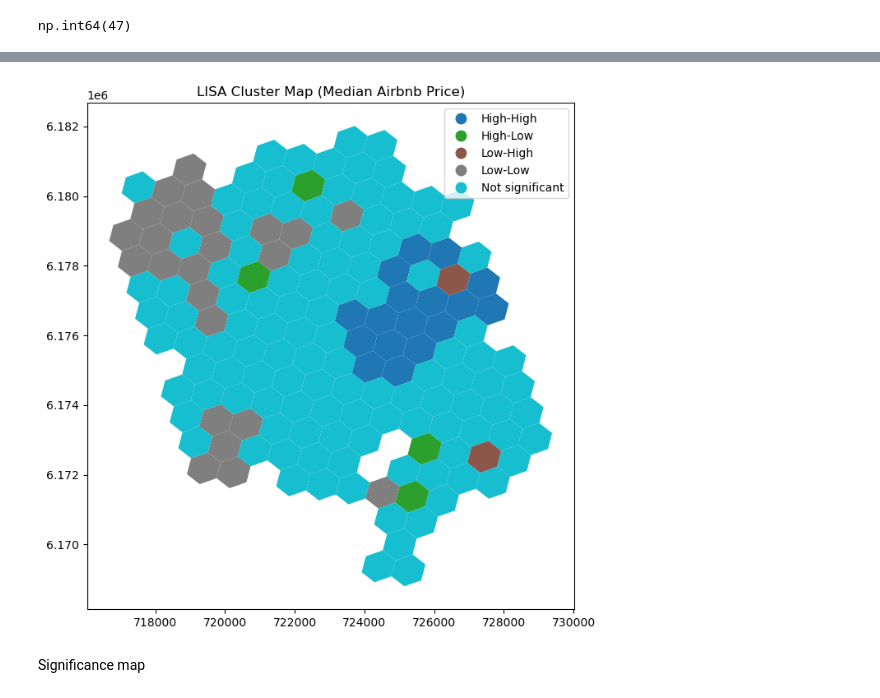
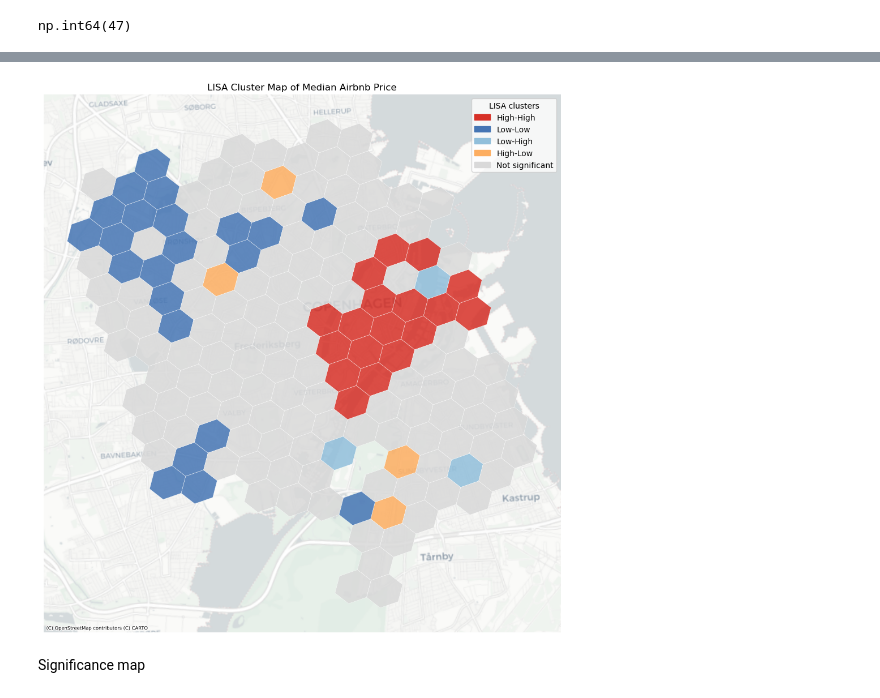
Before and after one commit to RichardKentos/copenhagen-airbnb-gds, a Jupyter notebook: autocorrelation.ipynb, the cells around one changed output, grey strips where cells are left out. Saved outputs shown, nothing was run; the diff lists cells and outputs as text; code cells hidden in the pictures.

Commit message:
plots with backgorund of copenhagen

```diff
--- a/autocorrelation.ipynb
+++ b/autocorrelation.ipynb
@@ -148,26 +129,59 @@ plt.show()
 # %%
-# Map numeric codes to labels
+import matplotlib.patches as mpatches
+import contextily as cx
+
 labels = {
     0: "Not significant",
     1: "High-High",
     2: "Low-High",
     3: "Low-Low",
     4: "High-Low"
 }
 
+colors = {
+    "Not significant": "#d9d9d9",
+    "High-High": "#d73027",
+    "Low-Low": "#4575b4",
+    "Low-High": "#91bfdb",
+    "High-Low": "#fdae61"
+}
+
 hex_gdf["cluster_label"] = hex_gdf["cluster"].map(labels)
+hex_gdf["cluster_color"] = hex_gdf["cluster_label"].map(colors)
 
-fig, ax = plt.subplots(figsize=(8,8))
+fig, ax = plt.subplots(figsize=(10, 10))
 
-hex_gdf.plot(column="cluster_label",
-             categorical=True,
-             legend=True,
-             ax=ax)
+hex_gdf.plot(
+    color=hex_gdf["cluster_color"],
+    edgecolor="white",
+    linewidth=0.35,
+    alpha=0.85,
+    ax=ax
+)
 
-plt.title("LISA Cluster Map (Median Airbnb Price)")
+cx.add_basemap(
+    ax,
+    crs=hex_gdf.crs,
+    source=cx.providers.CartoDB.Positron,
+    attribution_size=6
+)
+
+legend_patches = [
+    mpatches.Patch(color=colors["High-High"], label="High-High"),
+    mpatches.Patch(color=colors["Low-Low"], label="Low-Low"),
+    mpatches.Patch(color=colors["Low-High"], label="Low-High"),
+    mpatches.Patch(color=colors["High-Low"], label="High-Low"),
+    mpatches.Patch(color=colors["Not significant"], label="Not significant"),
+]
+
+ax.legend(handles=legend_patches, title="LISA clusters", loc="upper right")
+ax.set_axis_off()
+ax.set_title("LISA Cluster Map of Median Airbnb Price")
+
+plt.tight_layout()
 plt.show()
 # %% [output]
-[figure, old version]
+[figure, new version]
 # %% [markdown]
 Significance map
 # %%
```
Also changed, not shown: parts of 10 cells of this notebook.
